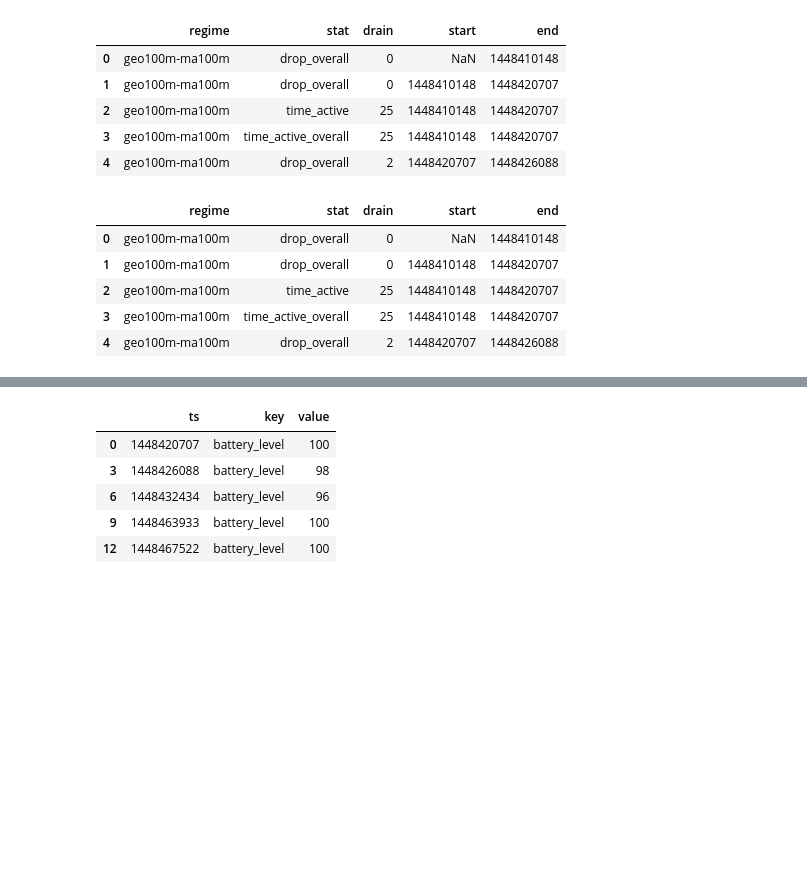
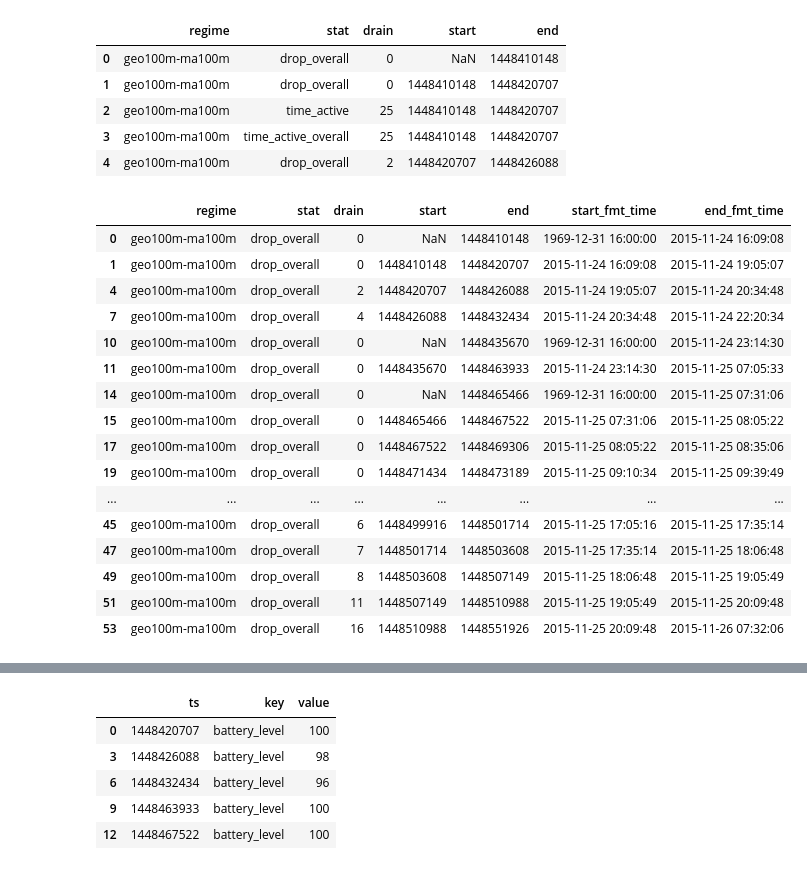
Before and after one commit to yw374cornell/data-collection-eval, a Jupyter notebook: analysis_dec_2015/conversion/Convert old manual iOS to new manual iOS.ipynb, the cells around one changed output, grey strips where cells are left out. Cells and saved outputs as stored; diff of their text form; code cells hidden in the pictures; blank space fills up the shorter version.

```diff
--- a/analysis_dec_2015/conversion/Convert old manual iOS to new manual iOS.ipynb
+++ b/analysis_dec_2015/conversion/Convert old manual iOS to new manual iOS.ipynb
@@ -30,13 +31,26 @@ iphone_old_manual_summary_map["ucb.sdb.ios.1"].head()
 | 4 | geo100m-ma100m | drop_overall | 2 | 1448420707 | 1448426088 |
 # %%
 ios_1_df = iphone_old_manual_summary_map["ucb.sdb.ios.1"]
-# %%
-ios_1_df.head()
-# %% [output]
-|  | regime | stat | drain | start | end |
-| 0 | geo100m-ma100m | drop_overall | 0 | NaN | 1448410148 |
-| 1 | geo100m-ma100m | drop_overall | 0 | 1448410148 | 1448420707 |
-| 2 | geo100m-ma100m | time_active | 25 | 1448410148 | 1448420707 |
-| 3 | geo100m-ma100m | time_active_overall | 25 | 1448410148 | 1448420707 |
-| 4 | geo100m-ma100m | drop_overall | 2 | 1448420707 | 1448426088 |
+# %%
+ios_1_df["start_fmt_time"] = ios_1_df.start.map(lambda(t): pydt.datetime.fromtimestamp(0) if math.isnan(t) else pydt.datetime.fromtimestamp(t))
+ios_1_df["end_fmt_time"] = ios_1_df.end.map(lambda(t): pydt.datetime.fromtimestamp(0) if math.isnan(t) else pydt.datetime.fromtimestamp(t))
+ios_1_df[ios_1_df.stat == "drop_overall"]
+# %% [output]
+|  | regime | stat | drain | start | end | start_fmt_time | end_fmt_time |
+| 0 | geo100m-ma100m | drop_overall | 0 | NaN | 1448410148 | 1969-12-31 16:00:00 | 2015-11-24 16:09:08 |
+| 1 | geo100m-ma100m | drop_overall | 0 | 1448410148 | 1448420707 | 2015-11-24 16:09:08 | 2015-11-24 19:05:07 |
+| 4 | geo100m-ma100m | drop_overall | 2 | 1448420707 | 1448426088 | 2015-11-24 19:05:07 | 2015-11-24 20:34:48 |
+| 7 | geo100m-ma100m | drop_overall | 4 | 1448426088 | 1448432434 | 2015-11-24 20:34:48 | 2015-11-24 22:20:34 |
+| 10 | geo100m-ma100m | drop_overall | 0 | NaN | 1448435670 | 1969-12-31 16:00:00 | 2015-11-24 23:14:30 |
+| 11 | geo100m-ma100m | drop_overall | 0 | 1448435670 | 1448463933 | 2015-11-24 23:14:30 | 2015-11-25 07:05:33 |
+| 14 | geo100m-ma100m | drop_overall | 0 | NaN | 1448465466 | 1969-12-31 16:00:00 | 2015-11-25 07:31:06 |
+| 15 | geo100m-ma100m | drop_overall | 0 | 1448465466 | 1448467522 | 2015-11-25 07:31:06 | 2015-11-25 08:05:22 |
+| 17 | geo100m-ma100m | drop_overall | 0 | 1448467522 | 1448469306 | 2015-11-25 08:05:22 | 2015-11-25 08:35:06 |
+| 19 | geo100m-ma100m | drop_overall | 0 | 1448471434 | 1448473189 | 2015-11-25 09:10:34 | 2015-11-25 09:39:49 |
+| ... | ... | ... | ... | ... | ... | ... | ... |
+| 45 | geo100m-ma100m | drop_overall | 6 | 1448499916 | 1448501714 | 2015-11-25 17:05:16 | 2015-11-25 17:35:14 |
+| 47 | geo100m-ma100m | drop_overall | 7 | 1448501714 | 1448503608 | 2015-11-25 17:35:14 | 2015-11-25 18:06:48 |
+| 49 | geo100m-ma100m | drop_overall | 8 | 1448503608 | 1448507149 | 2015-11-25 18:06:48 | 2015-11-25 19:05:49 |
+| 51 | geo100m-ma100m | drop_overall | 11 | 1448507149 | 1448510988 | 2015-11-25 19:05:49 | 2015-11-25 20:09:48 |
+| 53 | geo100m-ma100m | drop_overall | 16 | 1448510988 | 1448551926 | 2015-11-25 20:09:48 | 2015-11-26 07:32:06 |
 # %%
```
Also changed, not shown: parts of 18 cells of this notebook, 9 other files.
